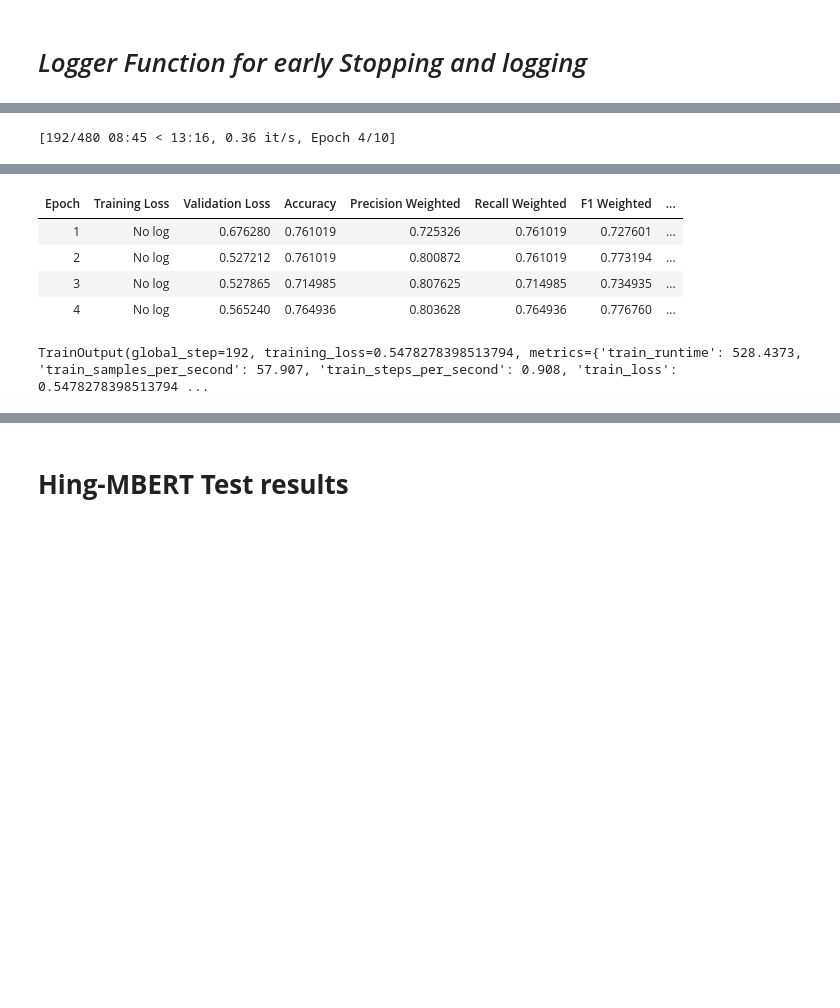
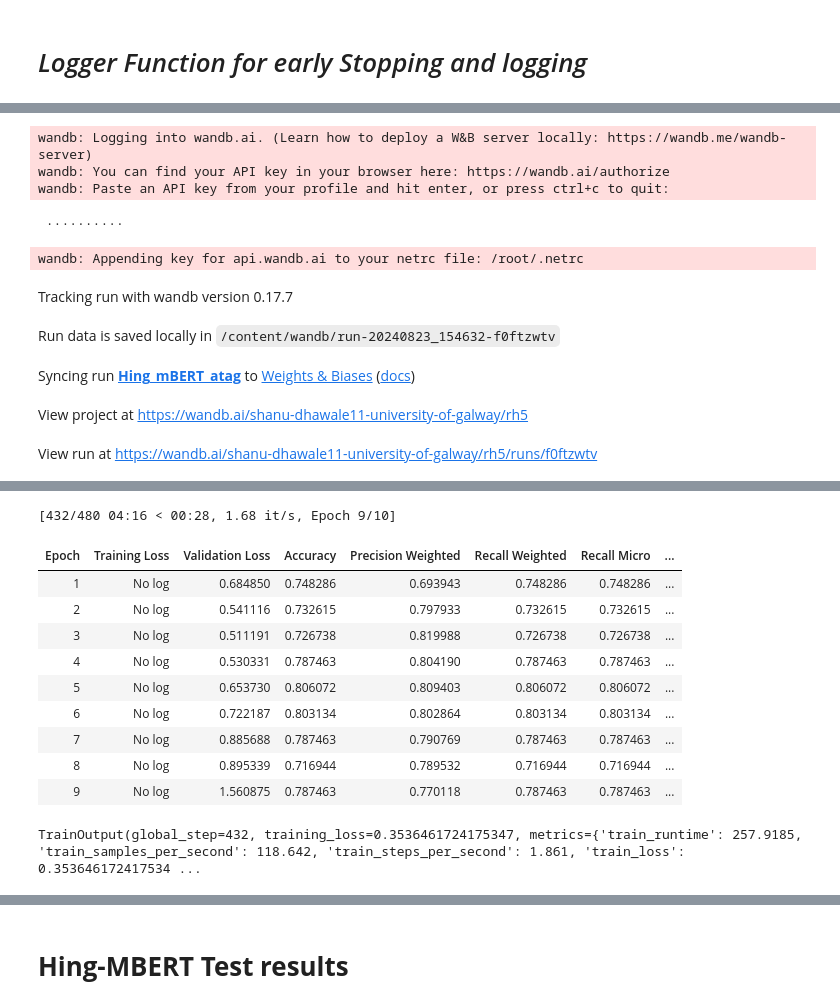
Before and after one commit to shanudhawale/Racial-Hoax-Code-Mixed-Hindi-English, a Jupyter notebook: notebooks/Model_training_2_1v2_language_atags_v2.ipynb, the cells around one changed output, grey strips where cells are left out. Saved outputs shown, nothing was run; the diff lists cells and outputs as text; code cells hidden in the pictures; blank space fills up the shorter version.

```diff
--- a/notebooks/Model_training_2_1v2_language_atags_v2.ipynb
+++ b/notebooks/Model_training_2_1v2_language_atags_v2.ipynb
@@ -138,8 +108,12 @@ hindu [EN] to [HI] kuch [HI] hai [HI] par [HI] tum [HI] to [HI] pori [HI] duniya
+# %%
+import pickle
+with open('/content/rh-code-mixed-2.pkl', 'rb') as f:
+    related_words = pickle.load(f)
 # %% [markdown]
 ## Adjacent Sentence-Language Approach
 # %%
 def adjacent_preprocess(sentences):
-    texts = sentences['corrected_text']
+    texts = sentences['clean_text']
     tags = sentences['language_tags']
 
     processed_texts = []
@@ -148,8 +122,8 @@ def adjacent_preprocess(sentences):
         if isinstance(tag, str):
             tag = tag.split(', ')  # Convert a string of tags into a list of tags
 
-        # Convert the list of tags into a properly formatted string
         tag_string = " ".join([f"[{label}]" for label in tag])
+        text = " ".join([f"{related_words[word].get('corrected_word',word)}" for word in text.split(" ")])
         adjacent_text = f"{text} {tag_string}"
         processed_texts.append(adjacent_text)
 
@@ -205,7 +178,7 @@ mbert_dataset = dataset.map(
     batched=True,
     batch_size=64
 )
-mbert_dataset = mbert_dataset.remove_columns(["clean_text","corrected_text","language_tags","interleaved_text_tags","adjacent_text_tags"])
+mbert_dataset = mbert_dataset.remove_columns(["clean_text","language_tags","adjacent_text_tags"])
 mbert_dataset.set_format("torch")
 # %%
 mbert_dataset['train'][0]
@@ -416,9 +353,10 @@ class LoggingCallback(TrainerCallback):
             with open(self.log_path, "a") as f:
                 f.write(json.dumps(logs) + "\n")
 # %%
-trainer.add_callback(EarlyStoppingCallback(early_stopping_patience=2, early_stopping_threshold=0.01))
+trainer.add_callback(EarlyStoppingCallback(early_stopping_patience=4, early_stopping_threshold=0.01))
 trainer.add_callback(LoggingCallback("sample_HingMBert_trainer_5k_atags/log.jsonl"))
 # %%
 # train the model
+wandb.init(project="rh5", name="Hing_mBERT_atag")
 trainer.train()
 # %% [output]
@@ -425 +364,10 @@ trainer.train()
-[192/480 08:45 < 13:16, 0.36 it/s, Epoch 4/10]
+wandb: Logging into wandb.ai. (Learn how to deploy a W&B server locally: https://wandb.me/wandb-server)
+wandb: You can find your API key in your browser here: https://wandb.ai/authorize
+wandb: Paste an API key from your profile and hit enter, or press ctrl+c to quit:
+ ··········
+wandb: Appending key for api.wandb.ai to your netrc file: /root/.netrc
+Tracking run with wandb version 0.17.7
+Run data is saved locally in /content/wandb/run-20240823_154632-f0ftzwtv
+Syncing run Hing_mBERT_atag to Weights & Biases (docs)
+View project at https://wandb.ai/shanu-dhawale11-university-of-galway/rh5
+View run at https://wandb.ai/shanu-dhawale11-university-of-galway/rh5/runs/f0ftzwtv
@@ -426,9 +375,15 @@ trainer.train()
+[432/480 04:16 < 00:28, 1.68 it/s, Epoch 9/10]
-| Epoch | Training Loss | Validation Loss | Accuracy | Precision Weighted | Recall Weighted | F1 Weighted | ... |
-| 1 | No log | 0.676280 | 0.761019 | 0.725326 | 0.761019 | 0.727601 | ... |
-| 2 | No log | 0.527212 | 0.761019 | 0.800872 | 0.761019 | 0.773194 | ... |
-| 3 | No log | 0.527865 | 0.714985 | 0.807625 | 0.714985 | 0.734935 | ... |
-| 4 | No log | 0.565240 | 0.764936 | 0.803628 | 0.764936 | 0.776760 | ... |
+| Epoch | Training Loss | Validation Loss | Accuracy | Precision Weighted | Recall Weighted | Recall Micro | ... |
+| 1 | No log | 0.684850 | 0.748286 | 0.693943 | 0.748286 | 0.748286 | ... |
+| 2 | No log | 0.541116 | 0.732615 | 0.797933 | 0.732615 | 0.732615 | ... |
+| 3 | No log | 0.511191 | 0.726738 | 0.819988 | 0.726738 | 0.726738 | ... |
+| 4 | No log | 0.530331 | 0.787463 | 0.804190 | 0.787463 | 0.787463 | ... |
+| 5 | No log | 0.653730 | 0.806072 | 0.809403 | 0.806072 | 0.806072 | ... |
+| 6 | No log | 0.722187 | 0.803134 | 0.802864 | 0.803134 | 0.803134 | ... |
+| 7 | No log | 0.885688 | 0.787463 | 0.790769 | 0.787463 | 0.787463 | ... |
+| 8 | No log | 0.895339 | 0.716944 | 0.789532 | 0.716944 | 0.716944 | ... |
+| 9 | No log | 1.560875 | 0.787463 | 0.770118 | 0.787463 | 0.787463 | ... |
-TrainOutput(global_step=192, training_loss=0.5478278398513794, metrics={'train_runtime': 528.4373, 'train_samples_per_second': 57.907, 'train_steps_per_second': 0.908, 'train_loss': 0.5478278398513794 ...
+TrainOutput(global_step=432, training_loss=0.3536461724175347, metrics={'train_runtime': 257.9185, 'train_samples_per_second': 118.642, 'train_steps_per_second': 1.861, 'train_loss': 0.353646172417534 ...
 # %%
 mbert_results = trainer.evaluate()
 # %% [output]
```
Also changed, not shown: parts of 40 cells of this notebook, 4 other files.
